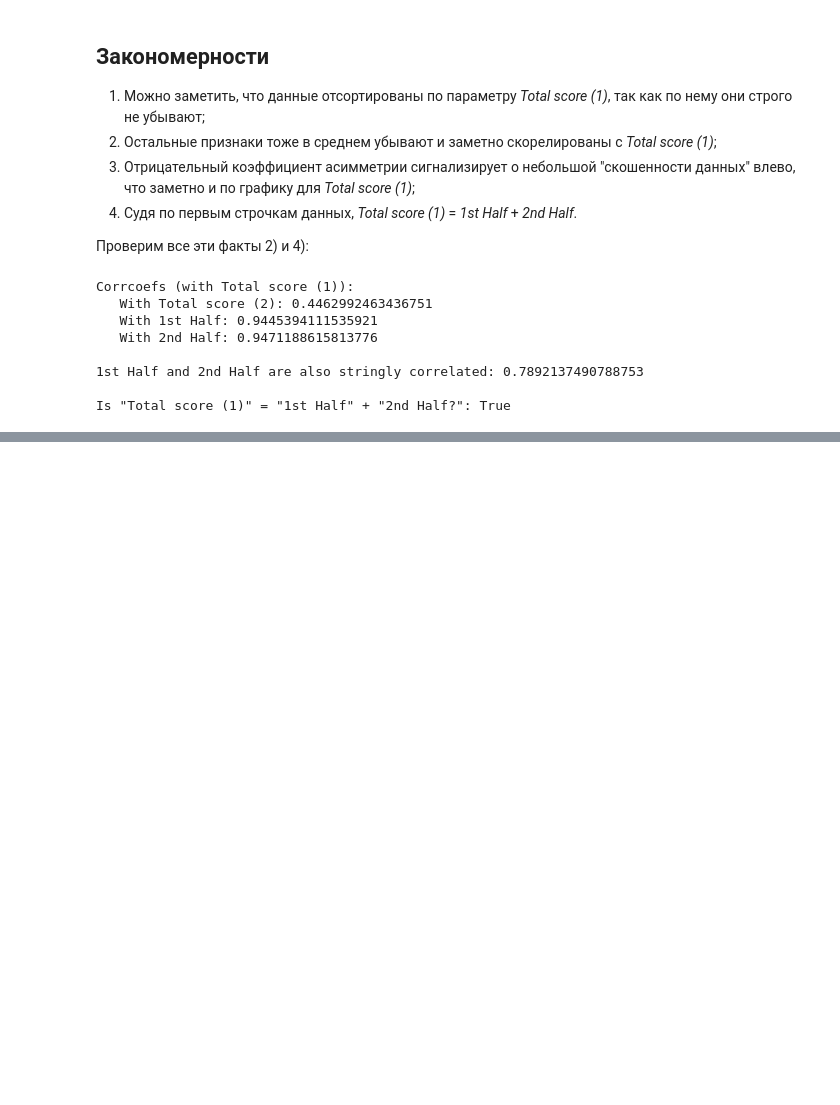
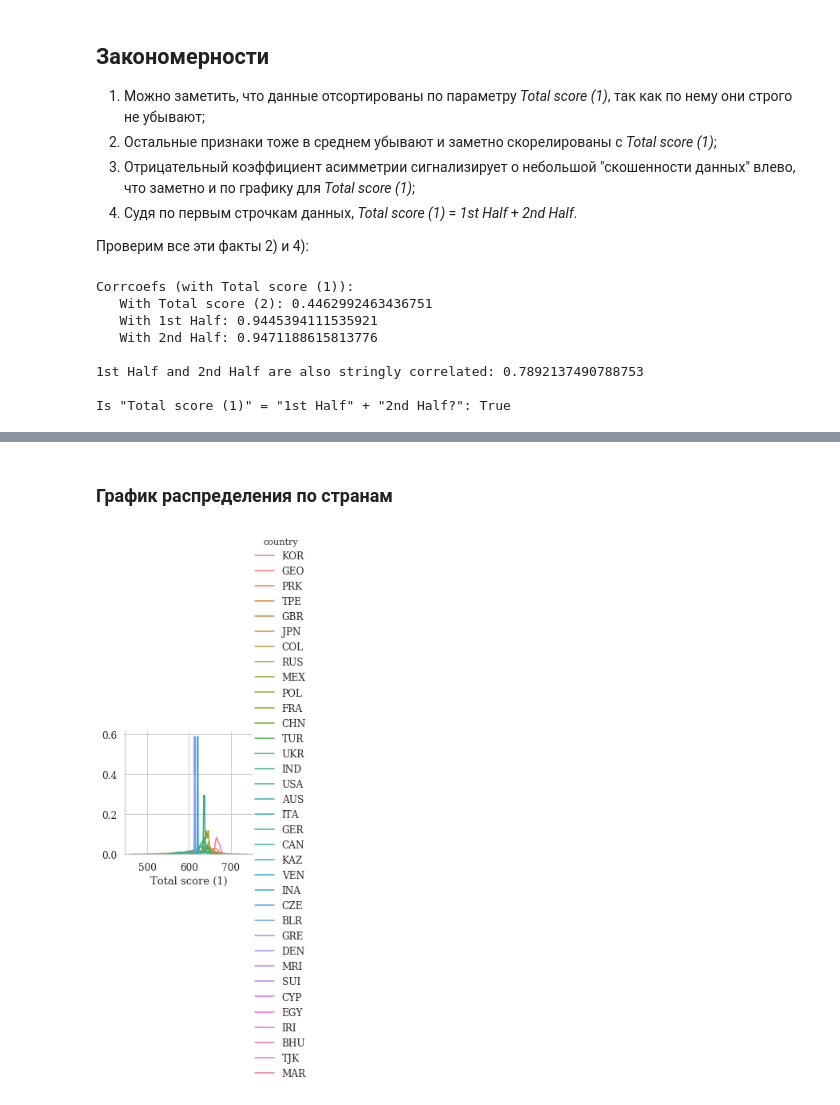
Before and after one commit to oxygen311/Statistics_MHW, a Jupyter notebook: HW1/Task1.ipynb, the cells around one changed output, grey strips where cells are left out. Drawn from its saved outputs; the diff is of its cells as text; code cells hidden in the pictures; blank space fills up the shorter version.

```diff
--- a/HW1/Task1.ipynb
+++ b/HW1/Task1.ipynb
@@ -143,0 +164,3 @@ Is "Total score (1)" = "1st Half" + "2nd Half?": True
+# %%
+df['country'] = df['Archer(Women)'].apply(lambda s: s.split('(')[1][:-1])
+df
@@ -143,0 +205,19 @@ Is "Total score (1)" = "1st Half" + "2nd Half?": True
+# %% [markdown]
+### График распределения по странам
+# %%
+def distplot_fig(data, x, hue=None, row=None, col=None, legend=True, hist=False, **kwargs):
+    bins = kwargs.pop('bins', None)
+    if (bins is None) and hist:
+        # Make sure that the groups have equal-sized bins
+        bins = np.histogram_bin_edges(data[x].dropna())
+    g = sns.FacetGrid(data, hue=hue, row=row, col=col)
+    g.map(sns.distplot, x, bins=bins, hist=hist, **kwargs)
+    if legend and (hue is not None) and (hue not in [x, row, col]):
+        g.add_legend(title=hue)
+    return g
+
+distplot_fig(df, 'Total score (1)', 'country')
+plt.rcParams['figure.dpi'] = 150
+plt.show()
+# %% [output]
+[figure, added]
```
Also changed, not shown: parts of 9 cells of this notebook, 2 other files.
